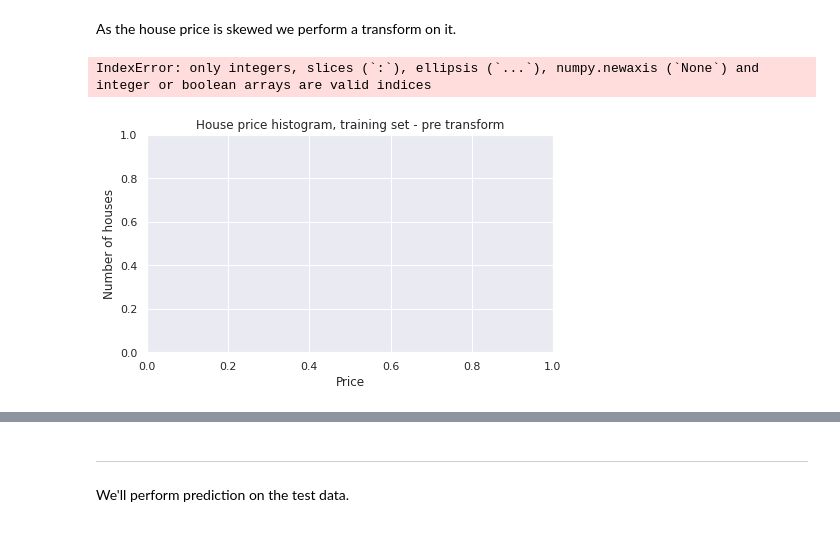
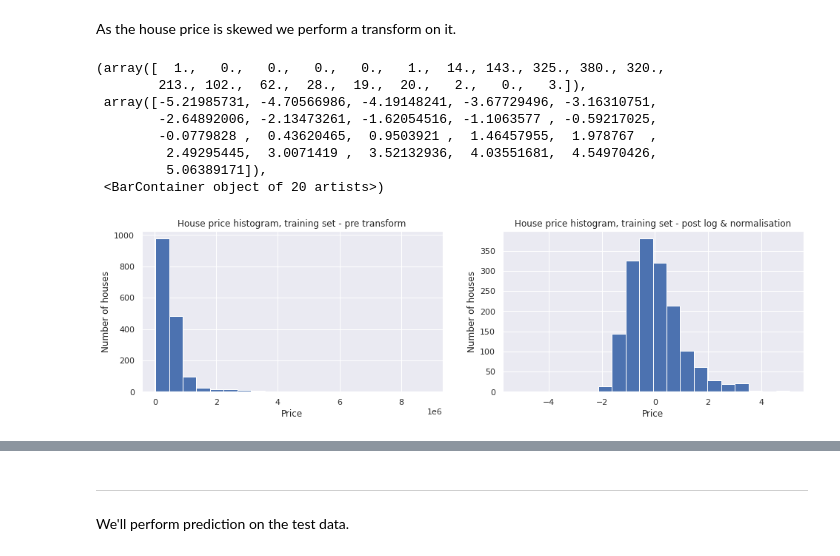
Before and after one commit to jimgibb/ET5003_SEM1_2021-2, a Jupyter notebook: Week-5/ET5003_KaggleCompetition.ipynb, the cells around one changed output, grey strips where cells are left out. Saved outputs shown, nothing was run; the diff lists cells and outputs as text; code cells hidden in the pictures.

```diff
--- a/Week-5/ET5003_KaggleCompetition.ipynb
+++ b/Week-5/ET5003_KaggleCompetition.ipynb
@@ -700,24 +700,31 @@ Xn_test = xscaler.transform(Xss_test)
 # %%
 ylog = np.log(y_train.astype('float'))
 yscaler = StandardScaler().fit(ylog)
-y_train_scl = yscaler.transform(ylog)
+yn_train = yscaler.transform(ylog)
 # %%
 # Plot Price
 fig = plt.figure(figsize=(16,4))
 
 ax1 = fig.add_subplot(1, 2, 1)
 ax1.set_title("House price histogram, training set - pre transform")
 ax1.set_xlabel('Price')
 ax1.set_ylabel('Number of houses')
-ax1.hist(y_train['Price'], bins=20)
+ax1.hist(y_train, bins=20)
 
 # Plot LoanAmount
 ax3 = fig.add_subplot(1, 2, 2)
-ax3.set_title("House price histogram, training set - post transform")
+ax3.set_title("House price histogram, training set - post log & normalisation")
 ax3.set_xlabel('Price')
 ax3.set_ylabel('Number of houses')
-ax3.hist(y_train_scl, bins=20)
+ax3.hist(yn_train, bins=20)
 # %% [output]
-IndexError: only integers, slices (`:`), ellipsis (`...`), numpy.newaxis (`None`) and integer or boolean arrays are valid indices
+(array([  1.,   0.,   0.,   0.,   0.,   1.,  14., 143., 325., 380., 320.,
+        213., 102.,  62.,  28.,  19.,  20.,   2.,   0.,   3.]),
+ array([-5.21985731, -4.70566986, -4.19148241, -3.67729496, -3.16310751,
+        -2.64892006, -2.13473261, -1.62054516, -1.1063577 , -0.59217025,
+        -0.0779828 ,  0.43620465,  0.9503921 ,  1.46457955,  1.978767  ,
+         2.49295445,  3.0071419 ,  3.52132936,  4.03551681,  4.54970426,
+         5.06389171]),
+ <BarContainer object of 20 artists>)
-[figure, old version]
+[figure, new version]
 # %%
```
Also changed, not shown: parts of 27 cells of this notebook.
